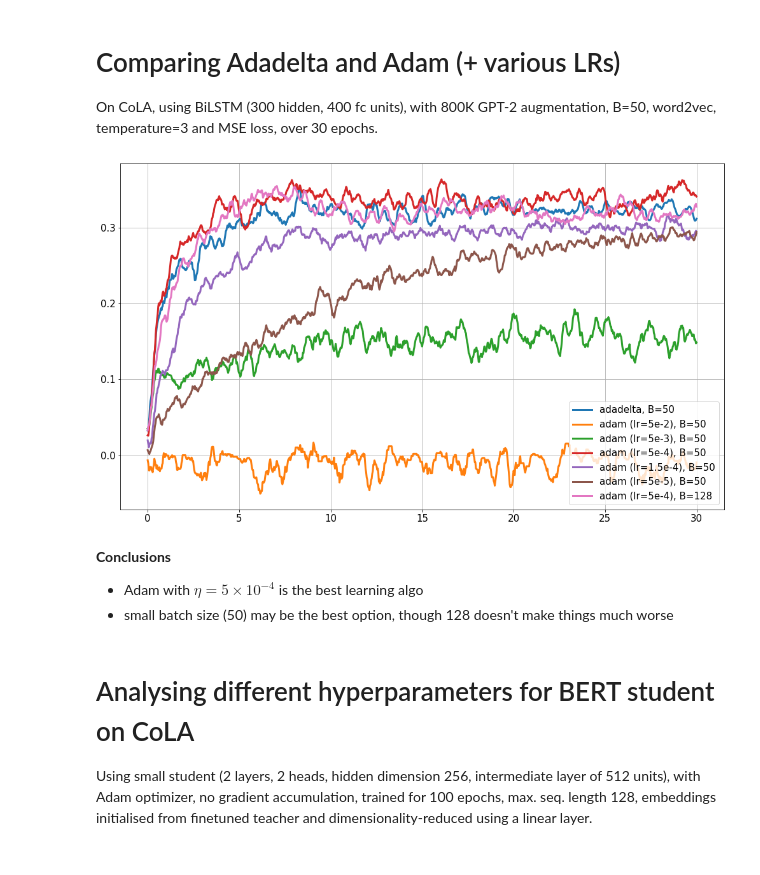
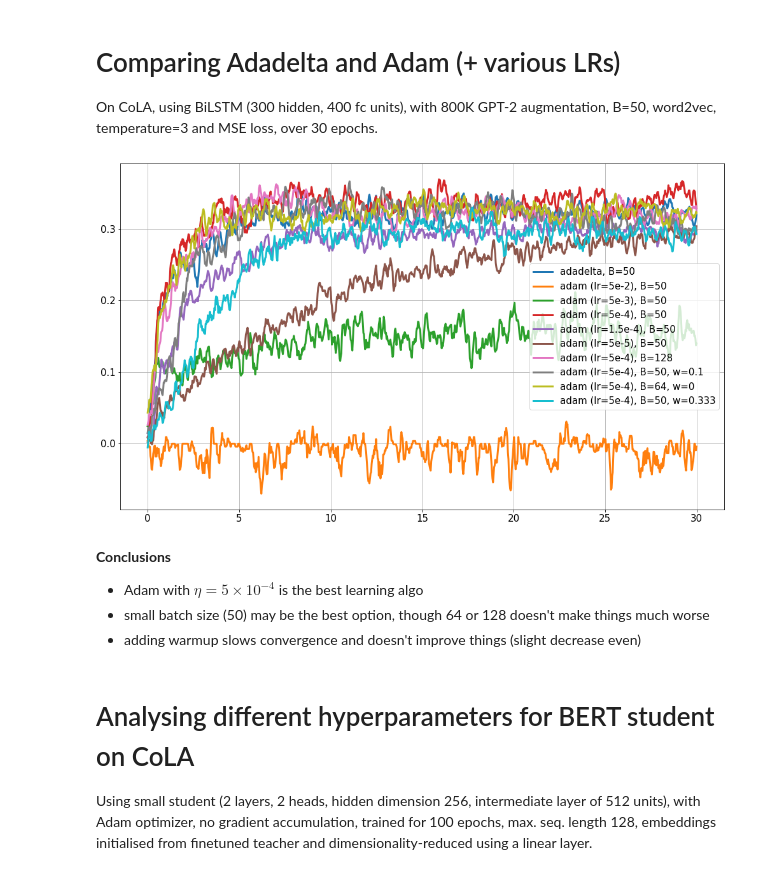
Before and after one commit to samsucik/knowledge-distil-bert, a Jupyter notebook: experiments/analysis/Analysis of distillation hyperparameters.ipynb, the cells around one changed output. Cells and saved outputs as stored; diff of their text form; code cells hidden in the pictures.

```diff
--- a/experiments/analysis/Analysis of distillation hyperparameters.ipynb
+++ b/experiments/analysis/Analysis of distillation hyperparameters.ipynb
@@ -13,13 +13,16 @@ def smooth_series(x, N=5):
 # Comparing Adadelta and Adam (+ various LRs)
 On CoLA, using BiLSTM (300 hidden, 400 fc units), with 800K GPT-2 augmentation, B=50, word2vec, temperature=3 and MSE loss, over 30 epochs.
 # %%
-line_files = {
+bilstm_line_files = {
                 "adadelta, B=50": "run-tb_Nov25_15-22-40_landonia11.inf.ed.ac.uk-tag-eval_mcc.csv",
                 "adam (lr=5e-2), B=50": "run-tb_Nov26_14-38-26_landonia11.inf.ed.ac.uk-tag-eval_mcc.csv",
                 "adam (lr=5e-3), B=50": "run-tb_Nov26_14-44-21_landonia11.inf.ed.ac.uk-tag-eval_mcc.csv",
                 "adam (lr=5e-4), B=50": "run-distil-bilstm-CoLA-Nov26-14_37_51_tb_Nov26_14-41-55_landonia11.inf.ed.ac.uk-tag-eval_mcc.csv",
                 "adam (lr=1.5e-4), B=50": "run-tb_Nov27_00-42-15_landonia21.inf.ed.ac.uk-tag-eval_mcc.csv",
                 "adam (lr=5e-5), B=50": "run-tb_Nov26_19-17-10_landonia11.inf.ed.ac.uk-tag-eval_mcc.csv",
-                "adam (lr=5e-4), B=128": "run-tb_Nov28_11-27-38_landonia11.inf.ed.ac.uk-tag-eval_mcc.csv"
+                "adam (lr=5e-4), B=128": "run-tb_Nov28_11-27-38_landonia11.inf.ed.ac.uk-tag-eval_mcc.csv",
+                "adam (lr=5e-4), B=50, w=0.1": "run-tb_Nov28_11-34-05_landonia11.inf.ed.ac.uk-tag-eval_mcc.csv",
+                "adam (lr=5e-4), B=64, w=0": "run-tb_Nov28_17-34-52_landonia11.inf.ed.ac.uk-tag-eval_mcc.csv",
+                "adam (lr=5e-4), B=50, w=0.333": "run-tb_Nov28_17-23-28_landonia11.inf.ed.ac.uk-tag-eval_mcc.csv",
              }
-line_data = {label: pd.read_csv(file)["Value"] for label, file in line_files.items()}
+bilstm_line_data = {label: pd.read_csv(file)["Value"] for label, file in bilstm_line_files.items()}
@@ -26,20 +35,25 @@ line_data = {label: pd.read_csv(file)["Value"] for label, file in line_files.ite
 # %%
 x_max = 30
 fig = plt.figure(figsize=(17, 10))
 ax = plt.gca()
-for label, data in line_data.items():
-    data_smooth = smooth_series(data, N=10)
+for label, data in bilstm_line_data.items():
+    data_smooth = smooth_series(data, N=5)
     xs = np.linspace(start=0, stop=x_max, num=len(data_smooth))
     ax.plot(xs, data_smooth, label=label, lw=3)
+for label, e, data in bilstm_in_progress:
+    data_smooth = smooth_series(data, N=15)
+    xs = np.linspace(start=0, stop=e, num=len(data_smooth))
+    ax.plot(xs, data_smooth, label=label, lw=1, linestyle="--", marker='.')
 ax.legend()
 ax.grid()
 plt.show()
 # %% [output]
-[figure, old version]
+[figure, new version]
 # %% [markdown]
 **Conclusions**
 - Adam with $\eta=5\times10^{-4}$ is the best learning algo
-- small batch size (50) may be the best option, though 128 doesn't make things much worse
+- small batch size (50) may be the best option, though 64 or 128 doesn't make things much worse
+- adding warmup slows convergence and doesn't improve things (slight decrease even)
 # %% [markdown]
 # Analysing different hyperparameters for BERT student on CoLA
 Using small student (2 layers, 2 heads, hidden dimension 256, intermediate layer of 512 units), with Adam optimizer, no gradient accumulation, trained for 100 epochs, max. seq. length 128, embeddings initialised from finetuned teacher and dimensionality-reduced using a linear layer.
```
Also changed, not shown: parts of 6 cells of this notebook, 8 other files.
